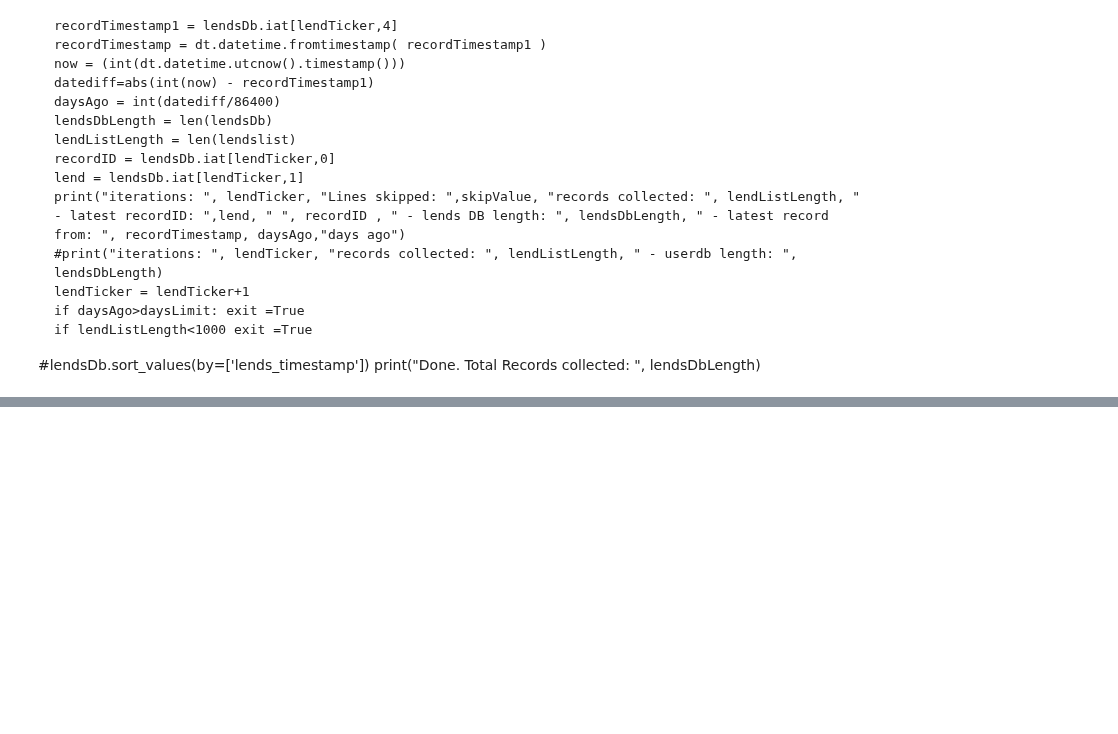
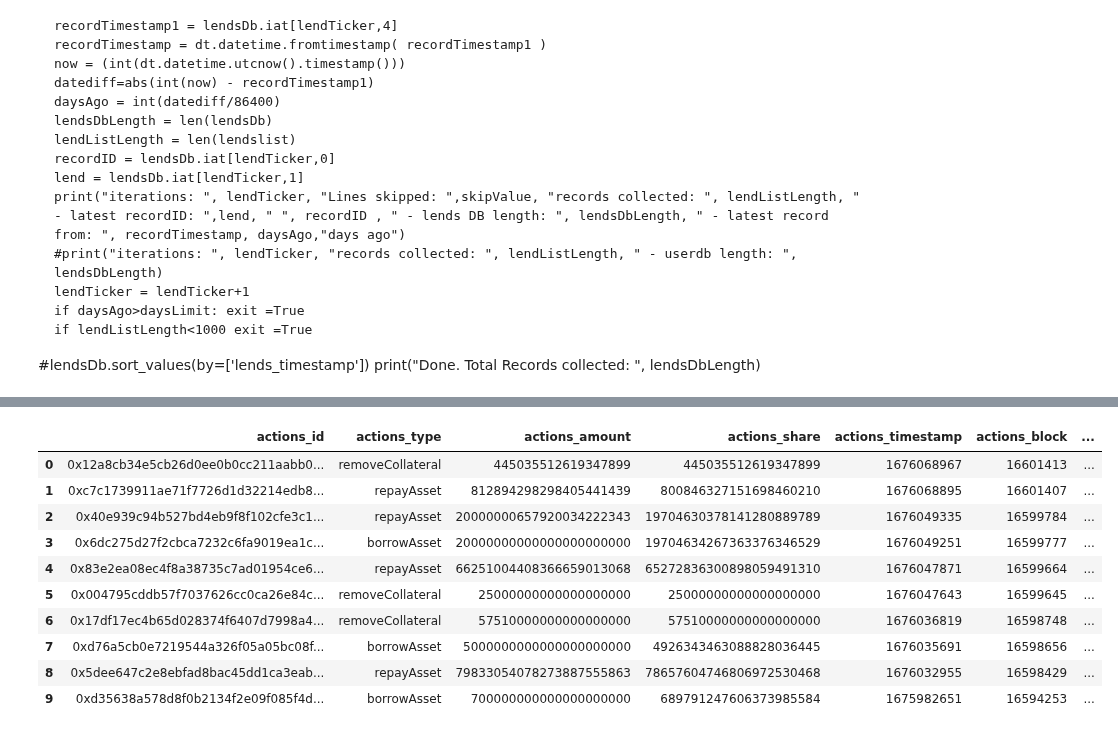
Before and after one commit to EdgeCaser/EconohmetricsOld, a Jupyter notebook: ohmSiloVestaBorrowers.ipynb, the cells around one changed output, grey strips where cells are left out. Saved outputs shown, nothing was run; the diff lists cells and outputs as text; code cells hidden in the pictures; blank space fills up the shorter version.

```diff
--- a/ohmSiloVestaBorrowers.ipynb
+++ b/ohmSiloVestaBorrowers.ipynb
@@ -929,0 +1044,22 @@ print("Done. Total Records collected: ", lendsDbLength)
+# %%
+    actionsDbTimed = db.query("select "
+                   "    * "
+                        " ,to_timestamp(actions_timestamp) dateTime "
+                   "From actionsDb "
+                   #"where lower(liquidityPools_name) like lower('%olympus%') "
+                    #    "or lower(pairs_token1_symbol) like lower('%OHM%')  "
+                   #" limit 100 "
+                   ).df()
+actionsDbTimed.head(10)
+# %% [output]
+|  | actions_id | actions_type | actions_amount | actions_share | actions_timestamp | actions_block | ... |
+| 0 | 0x12a8cb34e5cb26d0ee0b0cc211aabb0... | removeCollateral | 445035512619347899 | 445035512619347899 | 1676068967 | 16601413 | ... |
+| 1 | 0xc7c1739911ae71f7726d1d32214edb8... | repayAsset | 812894298298405441439 | 800846327151698460210 | 1676068895 | 16601407 | ... |
+| 2 | 0x40e939c94b527bd4eb9f8f102cfe3c1... | repayAsset | 20000000657920034222343 | 19704630378141280889789 | 1676049335 | 16599784 | ... |
+| 3 | 0x6dc275d27f2cbca7232c6fa9019ea1c... | borrowAsset | 20000000000000000000000 | 19704634267363376346529 | 1676049251 | 16599777 | ... |
+| 4 | 0x83e2ea08ec4f8a38735c7ad01954ce6... | repayAsset | 66251004408366659013068 | 65272836300898059491310 | 1676047871 | 16599664 | ... |
+| 5 | 0x004795cddb57f7037626cc0ca26e84c... | removeCollateral | 25000000000000000000 | 25000000000000000000 | 1676047643 | 16599645 | ... |
+| 6 | 0x17df17ec4b65d028374f6407d7998a4... | removeCollateral | 57510000000000000000 | 57510000000000000000 | 1676036819 | 16598748 | ... |
+| 7 | 0xd76a5cb0e7219544a326f05a05bc08f... | borrowAsset | 5000000000000000000000 | 4926343463088828036445 | 1676035691 | 16598656 | ... |
+| 8 | 0x5dee647c2e8ebfad8bac45dd1ca3eab... | repayAsset | 79833054078273887555863 | 78657604746806972530468 | 1676032955 | 16598429 | ... |
+| 9 | 0xd35638a578d8f0b2134f2e09f085f4d... | borrowAsset | 700000000000000000000 | 689791247606373985584 | 1675982651 | 16594253 | ... |
```
Also changed, not shown: parts of 20 cells of this notebook, 1 other file.
